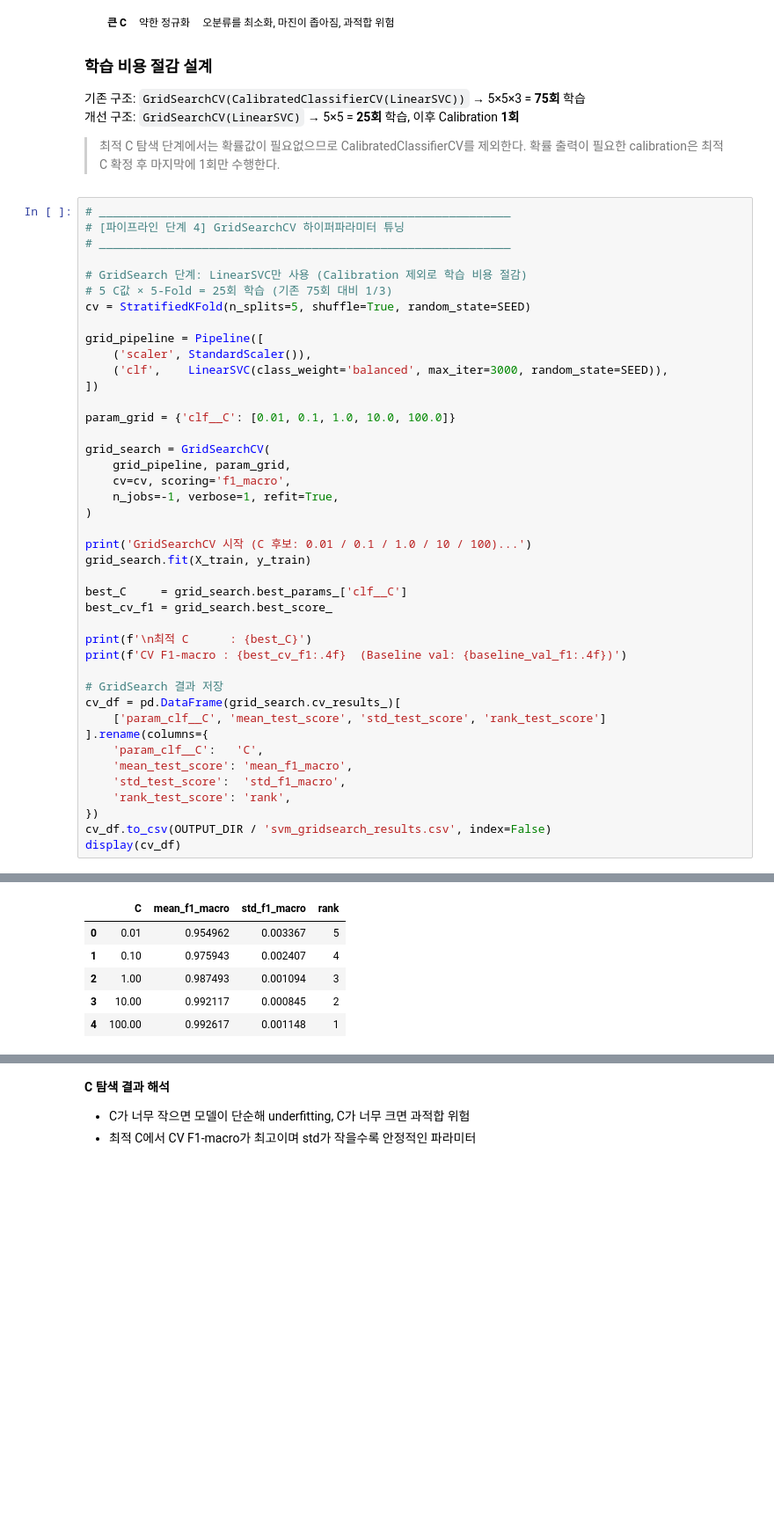
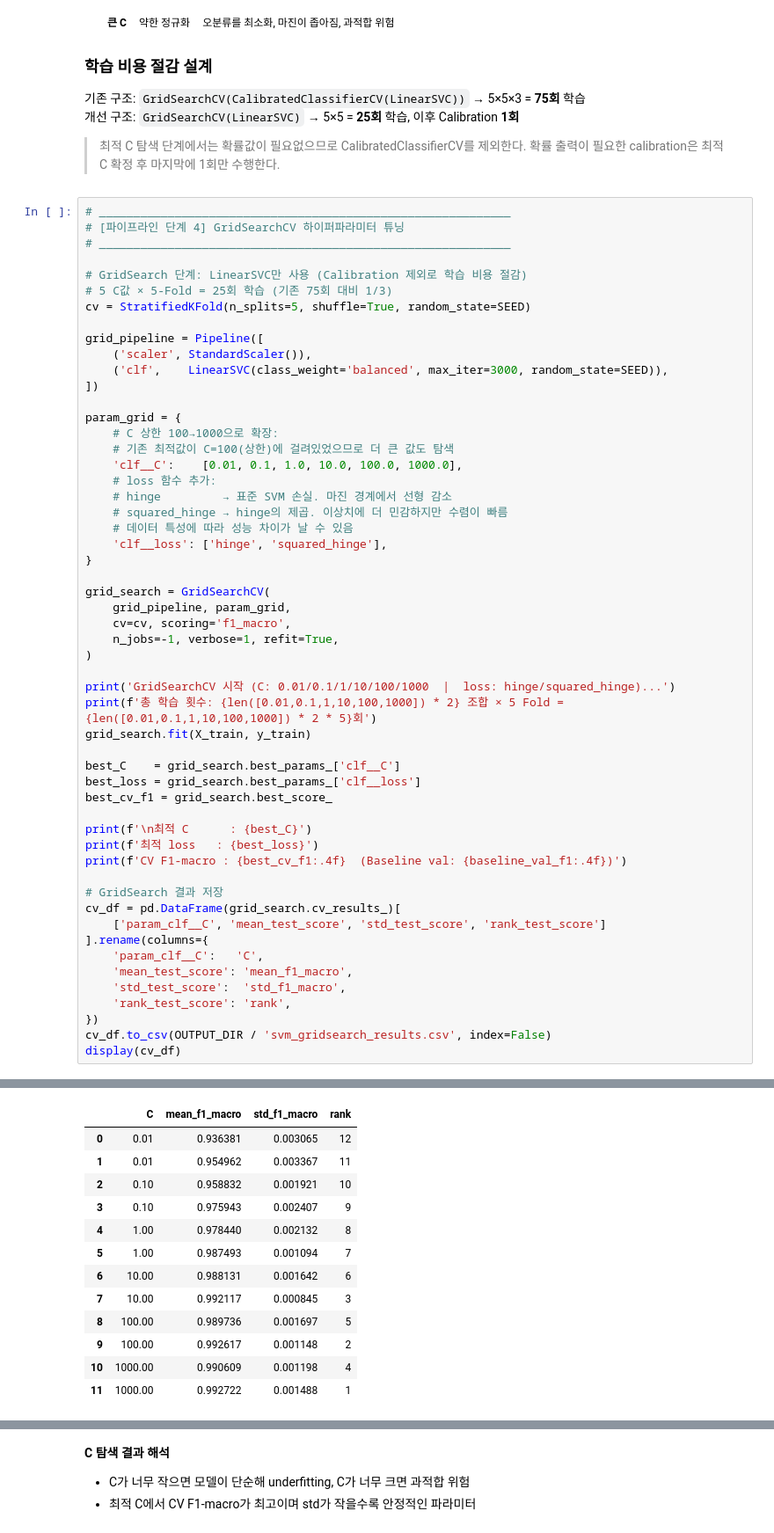
Before and after one commit to 2026-1st/Team-3, a Jupyter notebook: notebooks/SVM.ipynb, the cells around one changed output, grey strips where cells are left out. Shown at 88% size. Cells and saved outputs as stored; diff of their text form; blank space fills up the shorter version.

```diff
--- a/notebooks/SVM.ipynb
+++ b/notebooks/SVM.ipynb
@@ -228,7 +228,16 @@ grid_pipeline = Pipeline([
     ('clf',    LinearSVC(class_weight='balanced', max_iter=3000, random_state=SEED)),
 ])
 
-param_grid = {'clf__C': [0.01, 0.1, 1.0, 10.0, 100.0]}
+param_grid = {
+    # C 상한 100→1000으로 확장:
+    # 기존 최적값이 C=100(상한)에 걸려있었으므로 더 큰 값도 탐색
+    'clf__C':    [0.01, 0.1, 1.0, 10.0, 100.0, 1000.0],
+    # loss 함수 추가:
+    # hinge         → 표준 SVM 손실. 마진 경계에서 선형 감소
+    # squared_hinge → hinge의 제곱. 이상치에 더 민감하지만 수렴이 빠름
+    # 데이터 특성에 따라 성능 차이가 날 수 있음
+    'clf__loss': ['hinge', 'squared_hinge'],
+}
 
 grid_search = GridSearchCV(
     grid_pipeline, param_grid,
@@ -236,13 +245,16 @@ grid_search = GridSearchCV(
     n_jobs=-1, verbose=1, refit=True,
 )
 
-print('GridSearchCV 시작 (C 후보: 0.01 / 0.1 / 1.0 / 10 / 100)...')
+print('GridSearchCV 시작 (C: 0.01/0.1/1/10/100/1000  |  loss: hinge/squared_hinge)...')
+print(f'총 학습 횟수: {len([0.01,0.1,1,10,100,1000]) * 2} 조합 × 5 Fold = {len([0.01,0.1,1,10,100,1000]) * 2 * 5}회')
 grid_search.fit(X_train, y_train)
 
-best_C     = grid_search.best_params_['clf__C']
+best_C    = grid_search.best_params_['clf__C']
+best_loss = grid_search.best_params_['clf__loss']
 best_cv_f1 = grid_search.best_score_
 
 print(f'\n최적 C      : {best_C}')
+print(f'최적 loss   : {best_loss}')
 print(f'CV F1-macro : {best_cv_f1:.4f}  (Baseline val: {baseline_val_f1:.4f})')
 
 # GridSearch 결과 저장
@@ -265,9 +279,16 @@ CV F1-macro : 0.9926  (Baseline val: 0.9896)
 |  | C | mean_f1_macro | std_f1_macro | rank |
-| 0 | 0.01 | 0.954962 | 0.003367 | 5 |
-| 1 | 0.10 | 0.975943 | 0.002407 | 4 |
-| 2 | 1.00 | 0.987493 | 0.001094 | 3 |
-| 3 | 10.00 | 0.992117 | 0.000845 | 2 |
-| 4 | 100.00 | 0.992617 | 0.001148 | 1 |
+| 0 | 0.01 | 0.936381 | 0.003065 | 12 |
+| 1 | 0.01 | 0.954962 | 0.003367 | 11 |
+| 2 | 0.10 | 0.958832 | 0.001921 | 10 |
+| 3 | 0.10 | 0.975943 | 0.002407 | 9 |
+| 4 | 1.00 | 0.978440 | 0.002132 | 8 |
+| 5 | 1.00 | 0.987493 | 0.001094 | 7 |
+| 6 | 10.00 | 0.988131 | 0.001642 | 6 |
+| 7 | 10.00 | 0.992117 | 0.000845 | 3 |
+| 8 | 100.00 | 0.989736 | 0.001697 | 5 |
+| 9 | 100.00 | 0.992617 | 0.001148 | 2 |
+| 10 | 1000.00 | 0.990609 | 0.001198 | 4 |
+| 11 | 1000.00 | 0.992722 | 0.001488 | 1 |
 # %%
 # C 탐색 곡선 시각화
 fig, ax = plt.subplots(figsize=(7, 4))
```
Also changed, not shown: parts of 10 cells of this notebook, 23 other files.
